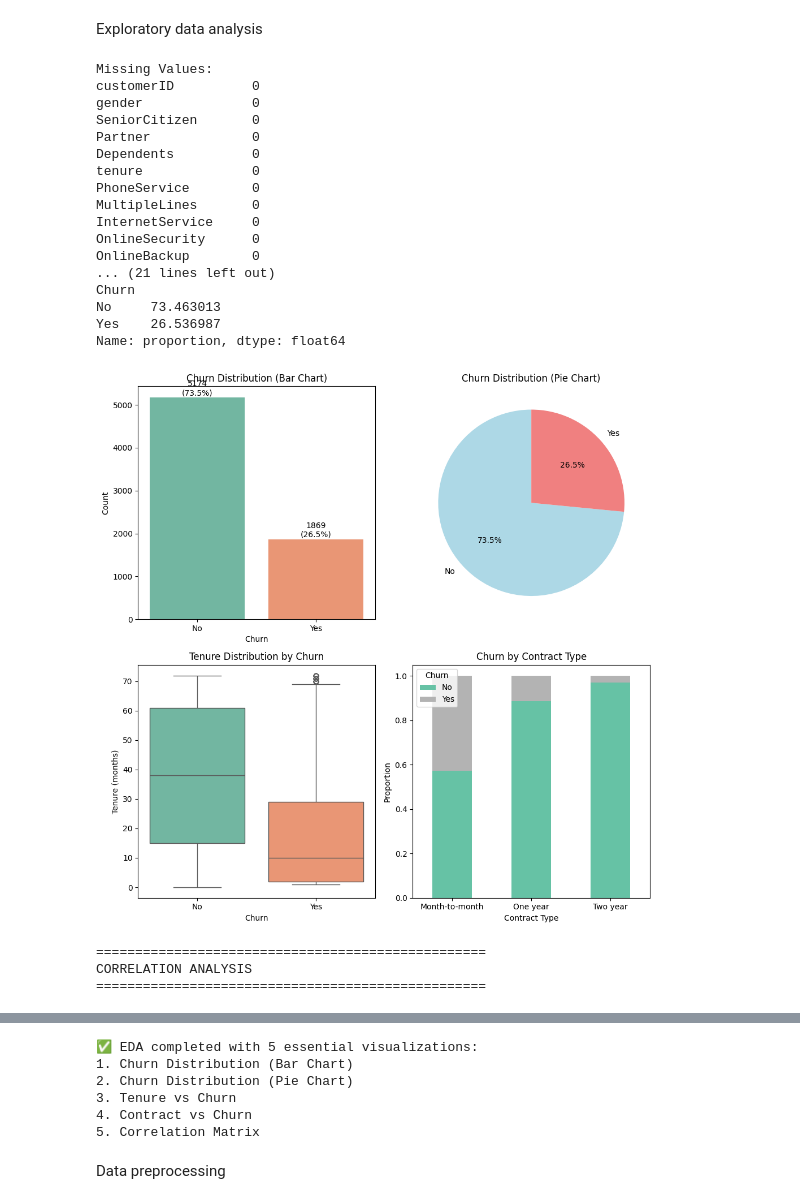
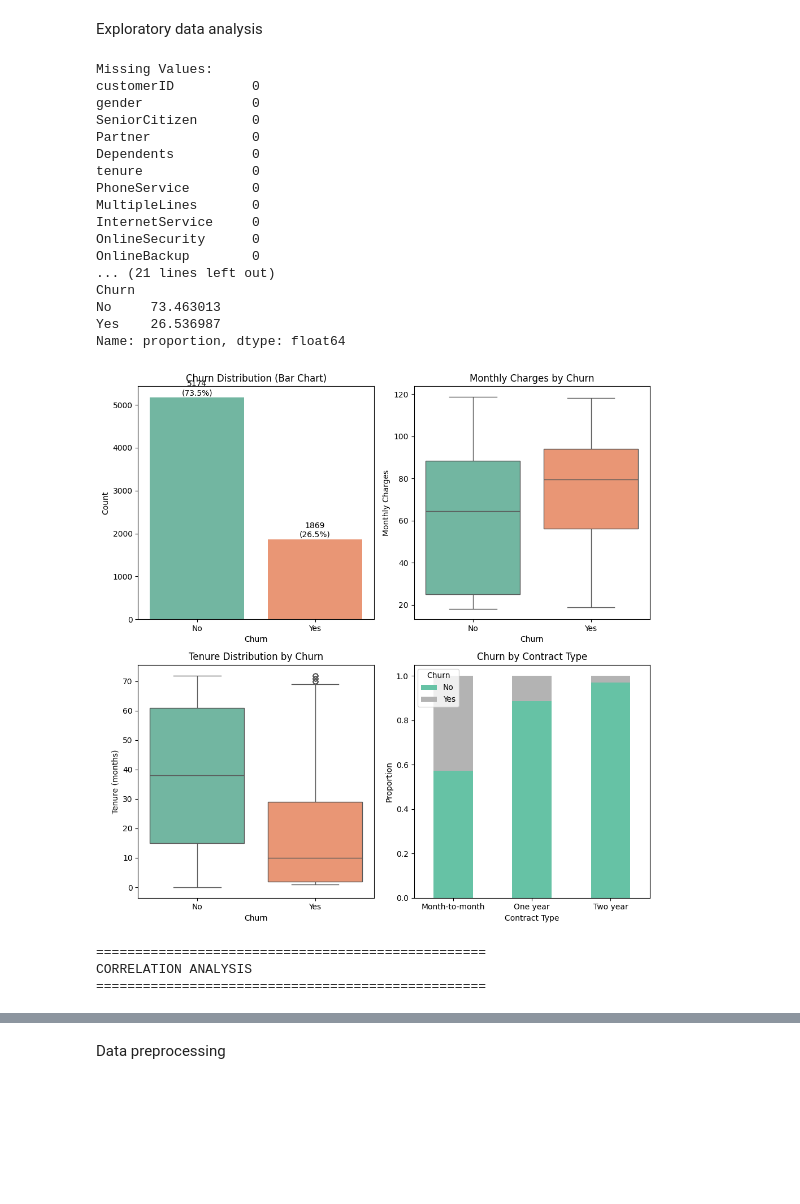
Before and after one commit to Avyusshkar/ML-cw, a Jupyter notebook: ML_CW.ipynb, the cells around one changed output, grey strips where cells are left out. Drawn from its saved outputs; the diff is of its cells as text; code cells hidden in the pictures; blank space fills up the shorter version.

```diff
--- a/ML_CW.ipynb
+++ b/ML_CW.ipynb
@@ -157,10 +158,11 @@ axes[0, 0].set_ylabel('Count')
 for i, (count, percent) in enumerate(zip(churn_counts.values, churn_percent.values)):
     axes[0, 0].text(i, count + 50, f'{count}\n({percent:.1f}%)', ha='center')
 
-# 2. Churn Distribution (Pie Chart)
-axes[0, 1].pie(churn_counts.values, labels=churn_counts.index, autopct='%1.1f%%',
-               colors=['lightblue', 'lightcoral'], startangle=90)
-axes[0, 1].set_title('Churn Distribution (Pie Chart)')
+# 2. MonthlyCharges vs Churn (Box Plot)
+sns.boxplot(x='Churn', y='MonthlyCharges', data=df, ax=axes[0, 1], palette='Set2')
+axes[0, 1].set_title('Monthly Charges by Churn')
+axes[0, 1].set_xlabel('Churn')
+axes[0, 1].set_ylabel('Monthly Charges')
 
 # 3. Tenure vs Churn (Box Plot)
 sns.boxplot(x='Churn', y='tenure', data=df, ax=axes[1, 0], palette='Set2')
@@ -185,51 +187,38 @@ print("CORRELATION ANALYSIS")
 print("="*50)
 
 df_numeric = df.copy()
 df_numeric['Churn'] = df_numeric['Churn'].map({'No': 0, 'Yes': 1})
 df_numeric['SeniorCitizen'] = df_numeric['SeniorCitizen'].astype(int)
 numeric_for_corr = df_numeric.select_dtypes(include=[np.number])
 
 plt.figure(figsize=(5, 5))
 sns.heatmap(numeric_for_corr.corr(), annot=True, cmap='coolwarm', center=0, fmt='.2f', linewidths=0.5)
 plt.title('Correlation Matrix of Numerical Features')
 plt.tight_layout()
 plt.show()
-
-print("✅ EDA completed with 5 essential visualizations:")
-print("1. Churn Distribution (Bar Chart)")
-print("2. Churn Distribution (Pie Chart)")
-print("3. Tenure vs Churn")
-print("4. Contract vs Churn")
-print("5. Correlation Matrix")
 # %% [output]
 Missing Values:
 customerID          0
 gender              0
 SeniorCitizen       0
 Partner             0
 Dependents          0
 tenure              0
 PhoneService        0
 MultipleLines       0
 InternetService     0
 OnlineSecurity      0
 OnlineBackup        0
 ... (21 lines left out)
 Churn
 No     73.463013
 Yes    26.536987
 Name: proportion, dtype: float64
-[figure, old version]
+[figure, new version]
 ==================================================
 CORRELATION ANALYSIS
 ==================================================
 [figure]
-✅ EDA completed with 5 essential visualizations:
-1. Churn Distribution (Bar Chart)
-2. Churn Distribution (Pie Chart)
-3. Tenure vs Churn
-4. Contract vs Churn
-5. Correlation Matrix
 # %% [markdown]
 Data preprocessing
 # %%
```
Also changed, not shown: parts of 8 cells of this notebook.
